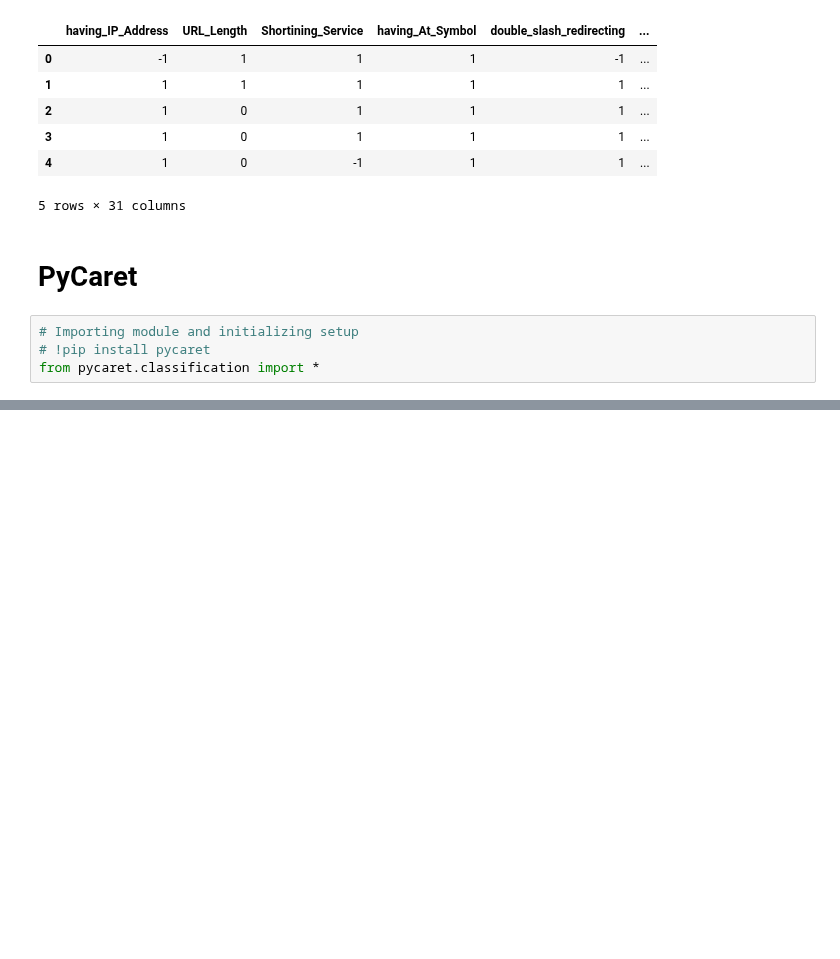
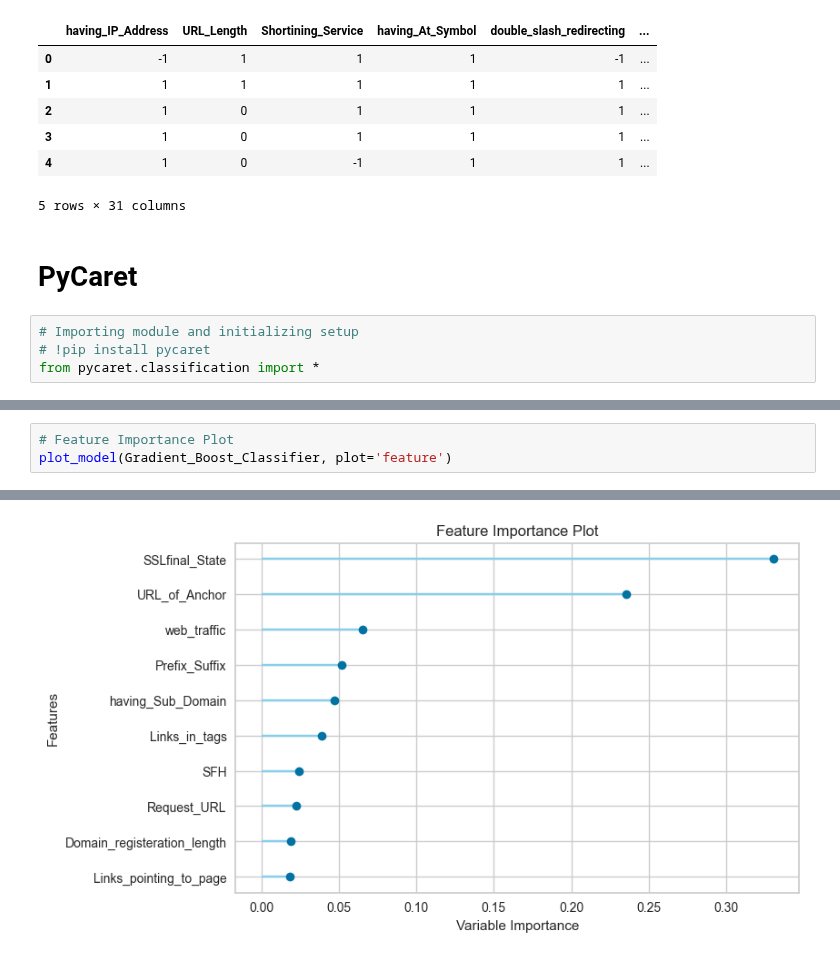
Before and after one commit to mungekarkiran/Basic_Python, a Jupyter notebook: PyCaret/03_NidhiHarsh/PyCaret test 1.ipynb, the cells around one changed output, grey strips where cells are left out. Saved outputs shown, nothing was run; the diff lists cells and outputs as text; blank space fills up the shorter version.

```diff
--- a/PyCaret/03_NidhiHarsh/PyCaret test 1.ipynb
+++ b/PyCaret/03_NidhiHarsh/PyCaret test 1.ipynb
@@ -135,0 +149,4 @@ ExtraTreesClassifier(bootstrap=False, ccp_alpha=0.0, class_weight=None,
+# %%
+# Feature Importance Plot
+plot_model(Gradient_Boost_Classifier, plot='feature')
+# %% [output]
@@ -135,0 +154 @@ ExtraTreesClassifier(bootstrap=False, ccp_alpha=0.0, class_weight=None,
+[figure, added]
```
Also changed, not shown: parts of 14 cells of this notebook.
